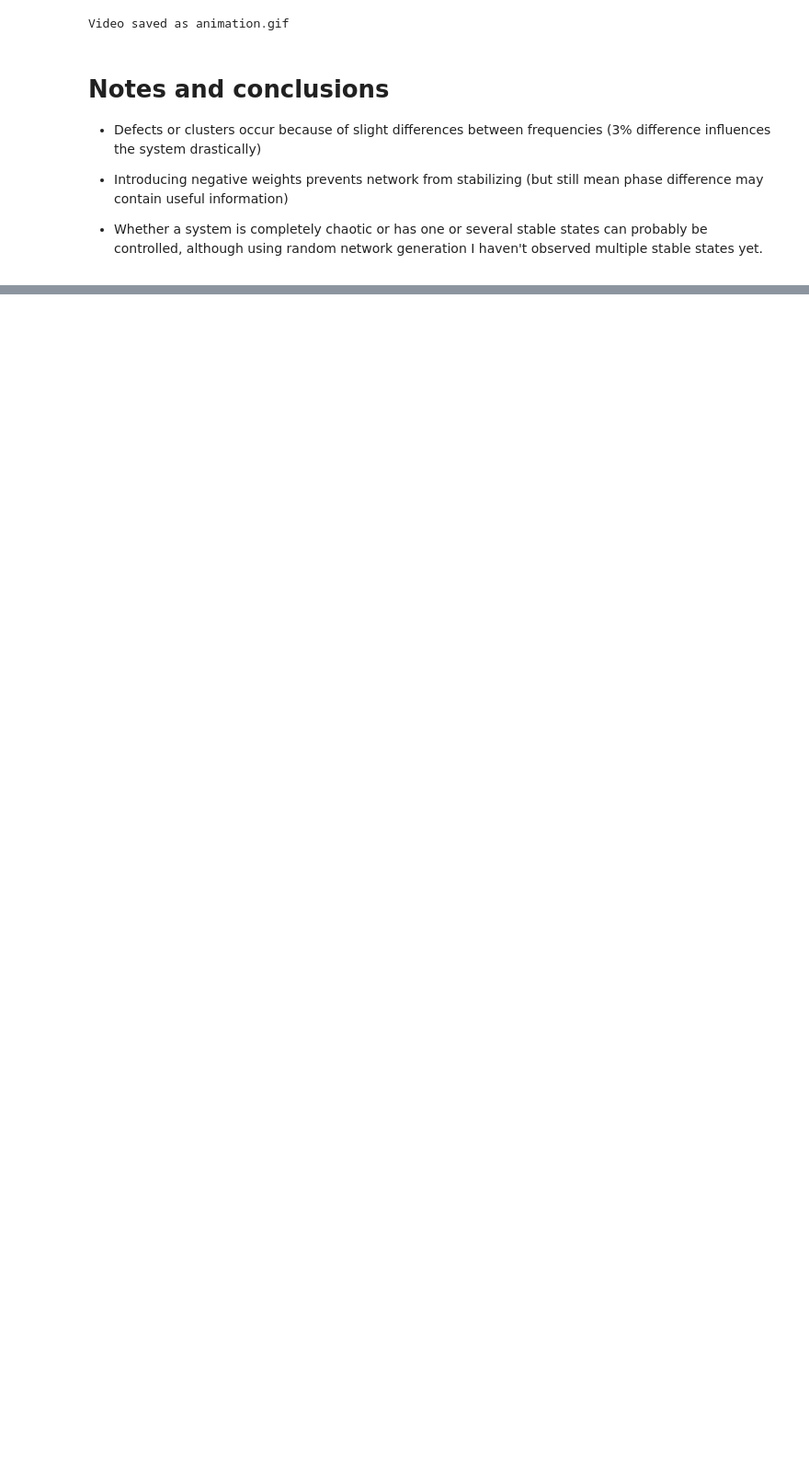
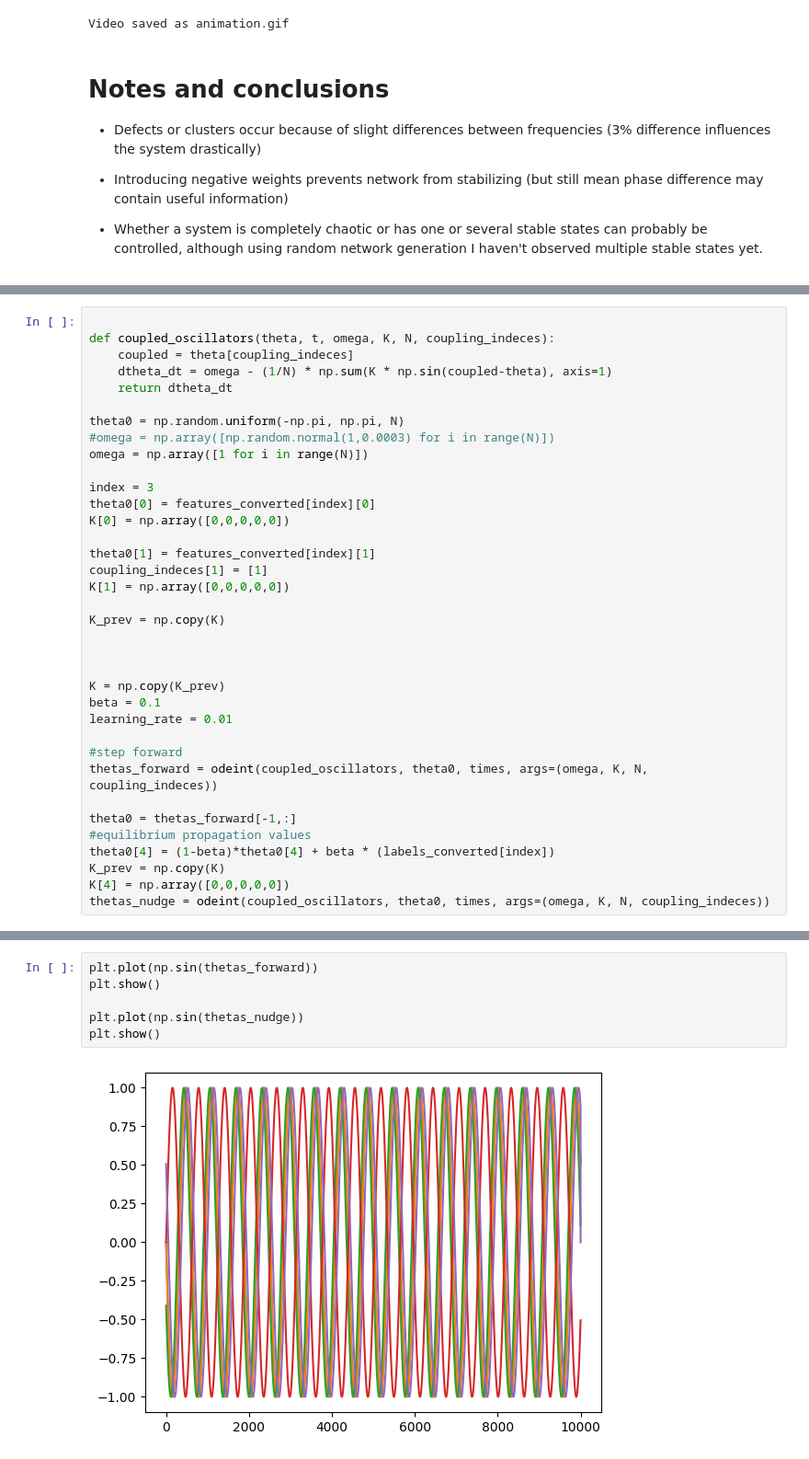
Before and after one commit to Mniszko/Network-of-coupled-Kuramoto-oscillators, a Jupyter notebook: main.ipynb, the cells around one changed output, grey strips where cells are left out. Shown at 92% size. Cells and saved outputs as stored; diff of their text form; blank space fills up the shorter version.

```diff
--- a/main.ipynb
+++ b/main.ipynb
@@ -566,0 +719,36 @@ Video saved as animation.gif
+# %%
+
+def coupled_oscillators(theta, t, omega, K, N, coupling_indeces):
+    coupled = theta[coupling_indeces]
+    dtheta_dt = omega - (1/N) * np.sum(K * np.sin(coupled-theta), axis=1)
+    return dtheta_dt
+
+theta0 = np.random.uniform(-np.pi, np.pi, N)
+#omega = np.array([np.random.normal(1,0.0003) for i in range(N)])
+omega = np.array([1 for i in range(N)])
+
+index = 3
+theta0[0] = features_converted[index][0]
+K[0] = np.array([0,0,0,0,0])
+
+theta0[1] = features_converted[index][1]
+coupling_indeces[1] = [1]
+K[1] = np.array([0,0,0,0,0])
+
+K_prev = np.copy(K)
+
+
+
+K = np.copy(K_prev)
+beta = 0.1
+learning_rate = 0.01
+
+#step forward
+thetas_forward = odeint(coupled_oscillators, theta0, times, args=(omega, K, N, coupling_indeces))
+
+theta0 = thetas_forward[-1,:]
+#equilibrium propagation values
+theta0[4] = (1-beta)*theta0[4] + beta * (labels_converted[index])
+K_prev = np.copy(K)
+K[4] = np.array([0,0,0,0,0])
+thetas_nudge = odeint(coupled_oscillators, theta0, times, args=(omega, K, N, coupling_indeces))
@@ -566,0 +757,8 @@ Video saved as animation.gif
+# %%
+plt.plot(np.sin(thetas_forward))
+plt.show()
+
+plt.plot(np.sin(thetas_nudge))
+plt.show()
+# %% [output]
+[figure, added]
```
Also changed, not shown: parts of 22 cells of this notebook, 9 other files.
